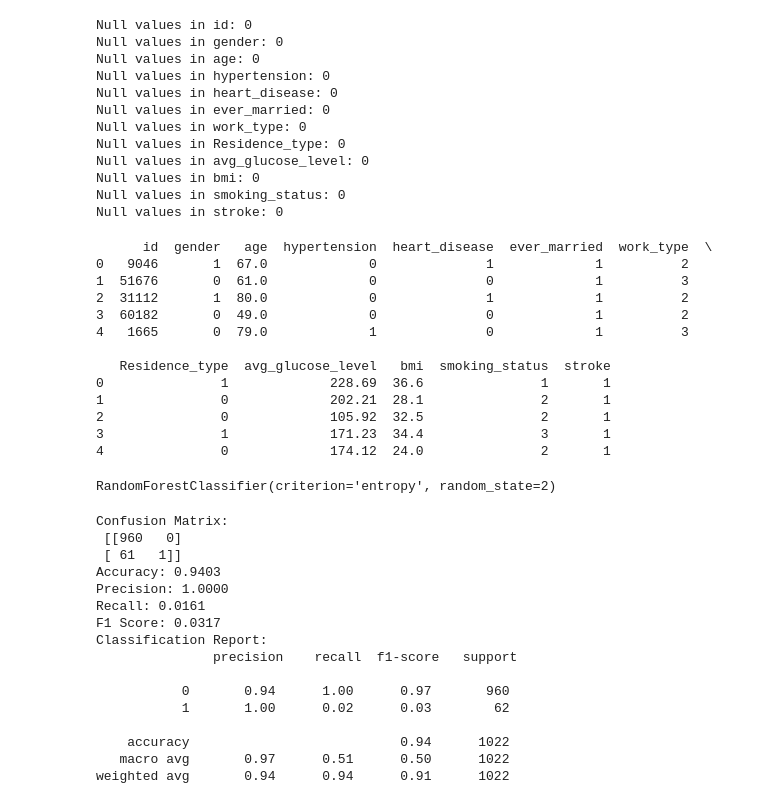
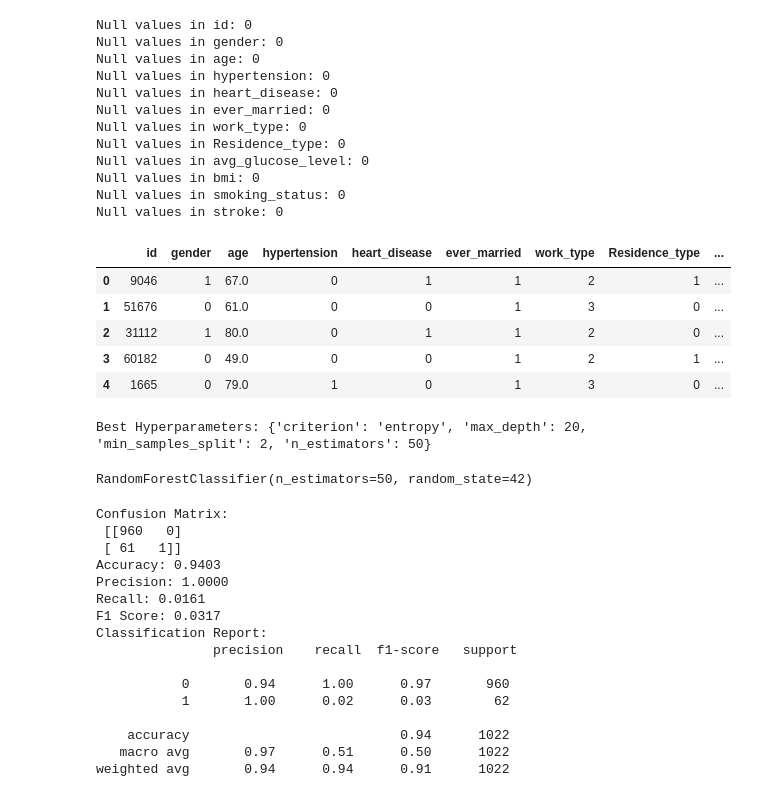
Before and after one commit to WSNekoWay/AI_ALP_Bryan---Hans, a Jupyter notebook: random_forest_stroke.ipynb, the cells around one changed output. Drawn from its saved outputs; the diff is of its cells as text; code cells hidden in the pictures.

Commit message:
Update
Added GridSearch

```diff
--- a/random_forest_stroke.ipynb
+++ b/random_forest_stroke.ipynb
@@ -171,29 +162,21 @@ Null values in stroke: 0
 # %%
 label_encoder = LabelEncoder()
 
-# Encode categorical columns
 df['gender'] = label_encoder.fit_transform(df['gender'])
 df['ever_married'] = label_encoder.fit_transform(df['ever_married'])
 df['work_type'] = label_encoder.fit_transform(df['work_type'])
 df['Residence_type'] = label_encoder.fit_transform(df['Residence_type'])
 df['smoking_status'] = label_encoder.fit_transform(df['smoking_status'])
 
 # Display the first few rows of the dataframe after encoding
-print(df.head())
+df.head()
 # %% [output]
-      id  gender   age  hypertension  heart_disease  ever_married  work_type  \
-0   9046       1  67.0             0              1             1          2
-1  51676       0  61.0             0              0             1          3
-2  31112       1  80.0             0              1             1          2
-3  60182       0  49.0             0              0             1          2
-4   1665       0  79.0             1              0             1          3
-
-   Residence_type  avg_glucose_level   bmi  smoking_status  stroke
-0               1             228.69  36.6               1       1
-1               0             202.21  28.1               2       1
-2               0             105.92  32.5               2       1
-3               1             171.23  34.4               3       1
-4               0             174.12  24.0               2       1
+|  | id | gender | age | hypertension | heart_disease | ever_married | work_type | Residence_type | ... |
+| 0 | 9046 | 1 | 67.0 | 0 | 1 | 1 | 2 | 1 | ... |
+| 1 | 51676 | 0 | 61.0 | 0 | 0 | 1 | 3 | 0 | ... |
+| 2 | 31112 | 1 | 80.0 | 0 | 1 | 1 | 2 | 0 | ... |
+| 3 | 60182 | 0 | 49.0 | 0 | 0 | 1 | 2 | 1 | ... |
+| 4 | 1665 | 0 | 79.0 | 1 | 0 | 1 | 3 | 0 | ... |
 # %%
 
 X = df.drop(['id', 'stroke'], axis=1)
@@ -204,28 +191,36 @@ X_train, X_test, y_train, y_test = train_test_split(X, y, test_size=0.2, random_
 best_random_state = None
 best_entropy = None
 best_accuracy = 0
+best_params = None
 
-for random_state in range(1, 101):
-    for criterion in ['gini', 'entropy']:
+param_grid = {
+    'n_estimators': [50, 100, 200],
+    'max_depth': [None, 10, 20],
+    'min_samples_split': [2, 5, 10],
+    'criterion': ['gini', 'entropy']
+}
 
-        model = RandomForestClassifier(random_state=random_state, criterion=criterion)
-        model.fit(X_train, y_train)
+# for random_state in range(1, 101):
+for criterion in ['gini', 'entropy']:
 
+    model = RandomForestClassifier(random_state=42, criterion=criterion)
+    grid_search = GridSearchCV(estimator=model, param_grid=param_grid, scoring='f1_weighted', cv=5)
 
-        y_pred = model.predict(X_test)
+    grid_search.fit(scaled_X_train, y_train)
 
+    y_pred = grid_search.predict(scaled_X_test)
 
-        accuracy = accuracy_score(y_test, y_pred)
+    if grid_search.best_score_ > best_accuracy:
+        best_accuracy = grid_search.best_score_
+            # best_random_state = random_state
+        best_entropy = criterion
+        best_params = grid_search.best_params_
 
+print("Best Hyperparameters:", best_params)
 
-        if accuracy > best_accuracy:
-            best_accuracy = accuracy
-            best_random_state = random_state
-            best_entropy = criterion
-
-
-final_model = RandomForestClassifier(random_state=best_random_state, criterion=best_entropy)
-final_model.fit(X_train, y_train)
+final_model = RandomForestClassifier(best_params['n_estimators'], random_state=42)
+final_model.fit(scaled_X_train, y_train)
 # %% [output]
-RandomForestClassifier(criterion='entropy', random_state=2)
+Best Hyperparameters: {'criterion': 'entropy', 'max_depth': 20, 'min_samples_split': 2, 'n_estimators': 50}
+RandomForestClassifier(n_estimators=50, random_state=42)
 # %%
```
Also changed, not shown: parts of 7 cells of this notebook, 1 other file.
